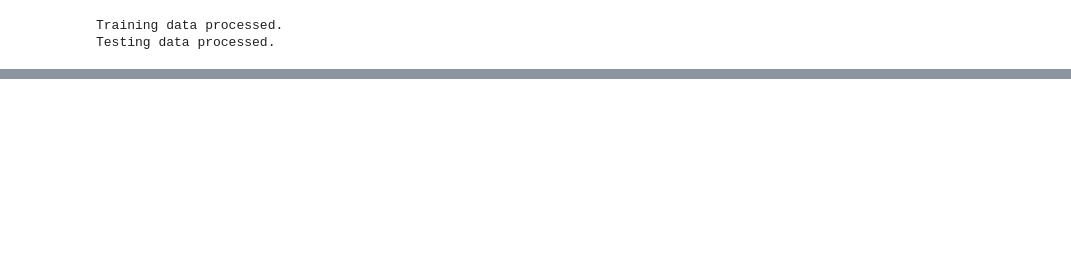
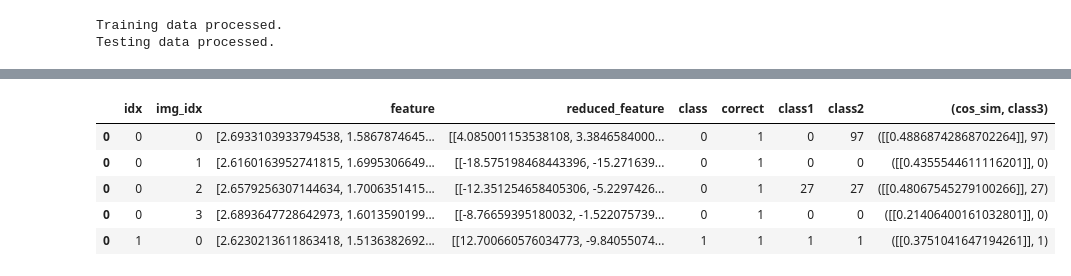
Before and after one commit to FredHJC/iris_project, a Jupyter notebook: iris_update.ipynb, the cells around one changed output, grey strips where cells are left out. Drawn from its saved outputs; the diff is of its cells as text; code cells hidden in the pictures; blank space fills up the shorter version.

```diff
--- a/iris_update.ipynb
+++ b/iris_update.ipynb
@@ -541,0 +163,26 @@ array([[0.26737764]])
+# %%
+clf = LDA(n_components=100)
+clf.fit(list(df_train['feature'].values), list(df_train['idx'].values))
+df_train['reduced_feature']=df_train['feature'].apply(lambda x: clf.transform(np.array(x).reshape(1, -1)))
+df_test['reduced_feature']=df_test['feature'].apply(lambda x: clf.transform(np.array(x).reshape(1, -1)))
+
+# Class labels using L1,L2, and Cosine Similarity measures
+df_test = df_test.apply(lambda x: get_class(x, df_train.copy(), 'reduced_feature'), axis=1)
+# df_test = df_test.apply(lambda x: get_class(x, df_train.copy(), 'reduced_feature', 2), axis=1)
+# df_test = df_test.apply(lambda x: get_class(x, df_train.copy(), 'reduced_feature', 3), axis=1)
+
+crr_1,crr_2,crr_3 = get_crr(df_test['class1'],df_test['class2'],df_test['class_cos'],df_test['idx'])
+L1_crr.append(crr_1)
+L2_crr.append(crr_2)
+cos_crr.append(crr_3)
+
+df_dic[100] = df_test
+# %%
+df_test.head()
+# %% [output]
+|  | idx | img_idx | feature | reduced_feature | class | correct | class1 | class2 | (cos_sim, class3) |
+| 0 | 0 | 0 | [2.6933103933794538, 1.5867874645... | [[4.085001153538108, 3.3846584000... | 0 | 1 | 0 | 97 | ([[0.48868742868702264]], 97) |
+| 0 | 0 | 1 | [2.6160163952741815, 1.6995306649... | [[-18.575198468443396, -15.271639... | 0 | 1 | 0 | 0 | ([[0.4355544611116201]], 0) |
+| 0 | 0 | 2 | [2.6579256307144634, 1.7006351415... | [[-12.351254658405306, -5.2297426... | 0 | 1 | 27 | 27 | ([[0.48067545279100266]], 27) |
+| 0 | 0 | 3 | [2.6893647728642973, 1.6013590199... | [[-8.76659395180032, -1.522075739... | 0 | 1 | 0 | 0 | ([[0.21406400161032801]], 0) |
+| 0 | 1 | 0 | [2.6230213611863418, 1.5136382692... | [[12.700660576034773, -9.84055074... | 1 | 1 | 1 | 1 | ([[0.3751041647194261]], 1) |
```
Also changed, not shown: parts of 33 cells of this notebook, 1 other file.
